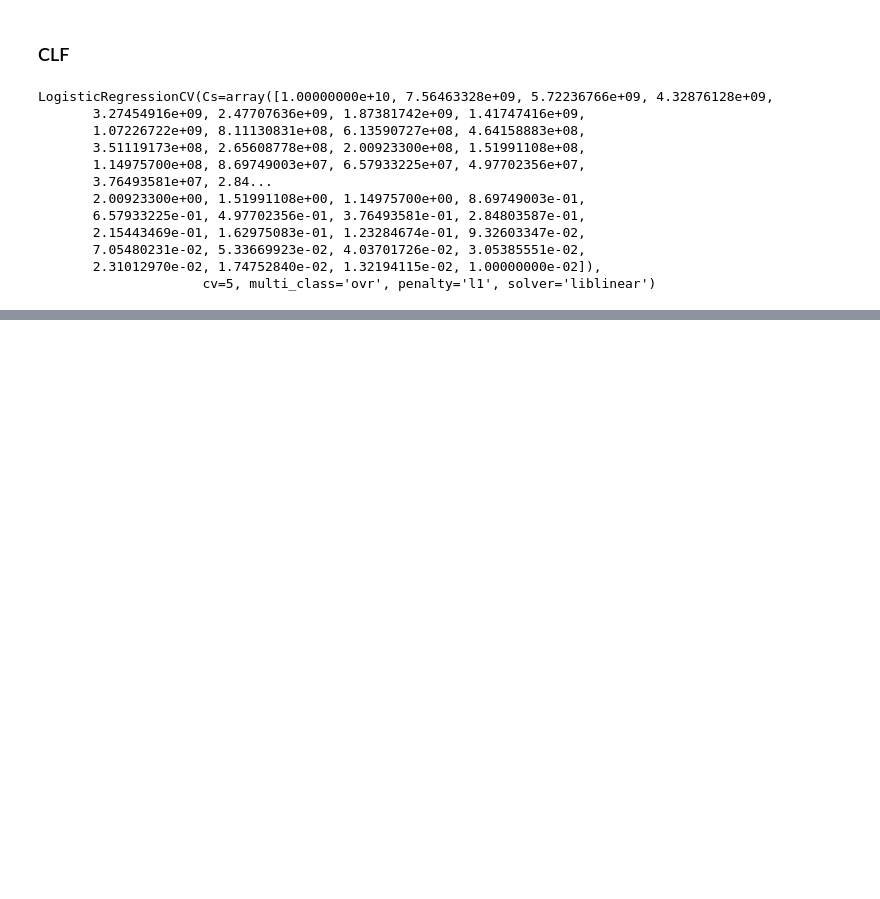
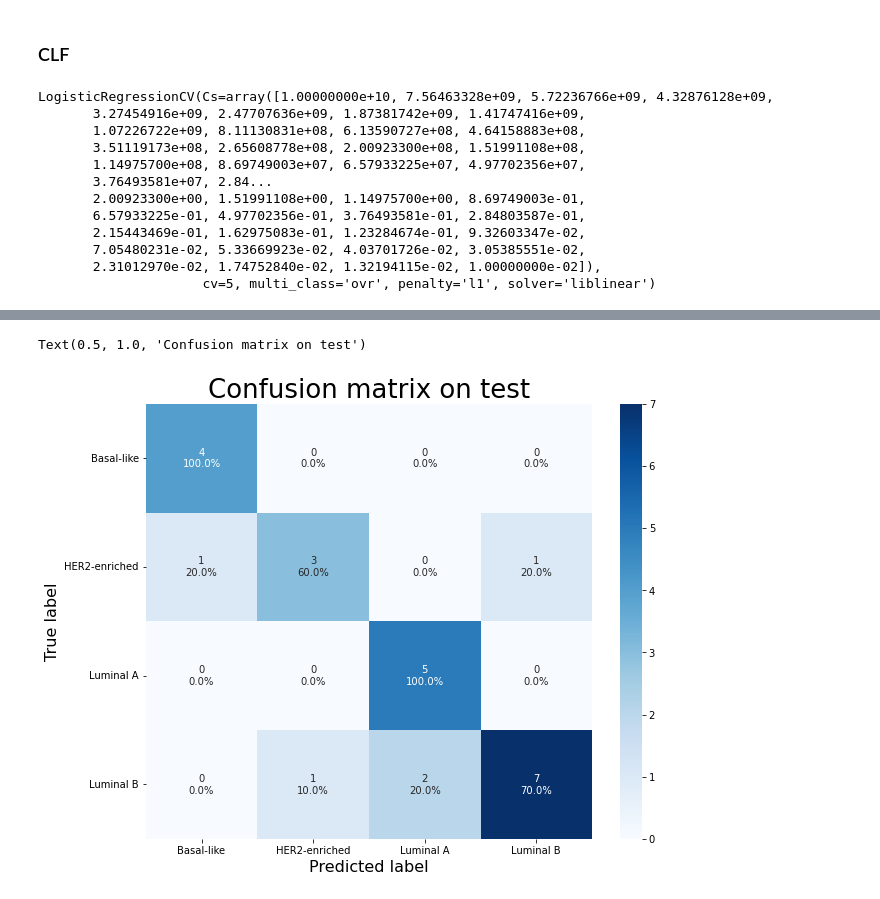
Before and after one commit to bieleckipiotr/Breast-Cancer, a Jupyter notebook: code/breast_cancer_initial_models_RFE.ipynb, the cells around one changed output, grey strips where cells are left out. Saved outputs shown, nothing was run; the diff lists cells and outputs as text; code cells hidden in the pictures; blank space fills up the shorter version.

```diff
--- a/code/breast_cancer_initial_models_RFE.ipynb
+++ b/code/breast_cancer_initial_models_RFE.ipynb
@@ -463,0 +457,26 @@ print(means.max())
+# %%
+from sklearn.model_selection import cross_val_predict
+from sklearn.metrics import confusion_matrix
+
+# Użyjemy wyniku crossvalidacji z f1
+y_predicted = model.predict(X_test[cols])
+conf = confusion_matrix(y_test,y_predicted)
+
+#labels
+plt.figure(figsize=(10,8)).clf()
+labels = np.zeros((len(conf), len(conf)), dtype=object)
+for i,row in enumerate(conf):
+    for j,cell in enumerate(row):
+        labels[i][j] = f"{cell}\n{round(cell*100/sum(conf[i]),1)}%"
+
+sns.heatmap(conf,annot=labels,
+            cmap='Blues', fmt = '',
+            yticklabels=axis_labels,
+            xticklabels=axis_labels)
+plt.ylabel('True label', fontsize=16)
+plt.yticks(rotation=0)
+plt.xlabel('Predicted label', fontsize=16)
+plt.title("Confusion matrix on test", fontsize=26)
+# %% [output]
+Text(0.5, 1.0, 'Confusion matrix on test')
+[figure, added]
```
Also changed, not shown: parts of 30 cells of this notebook.
